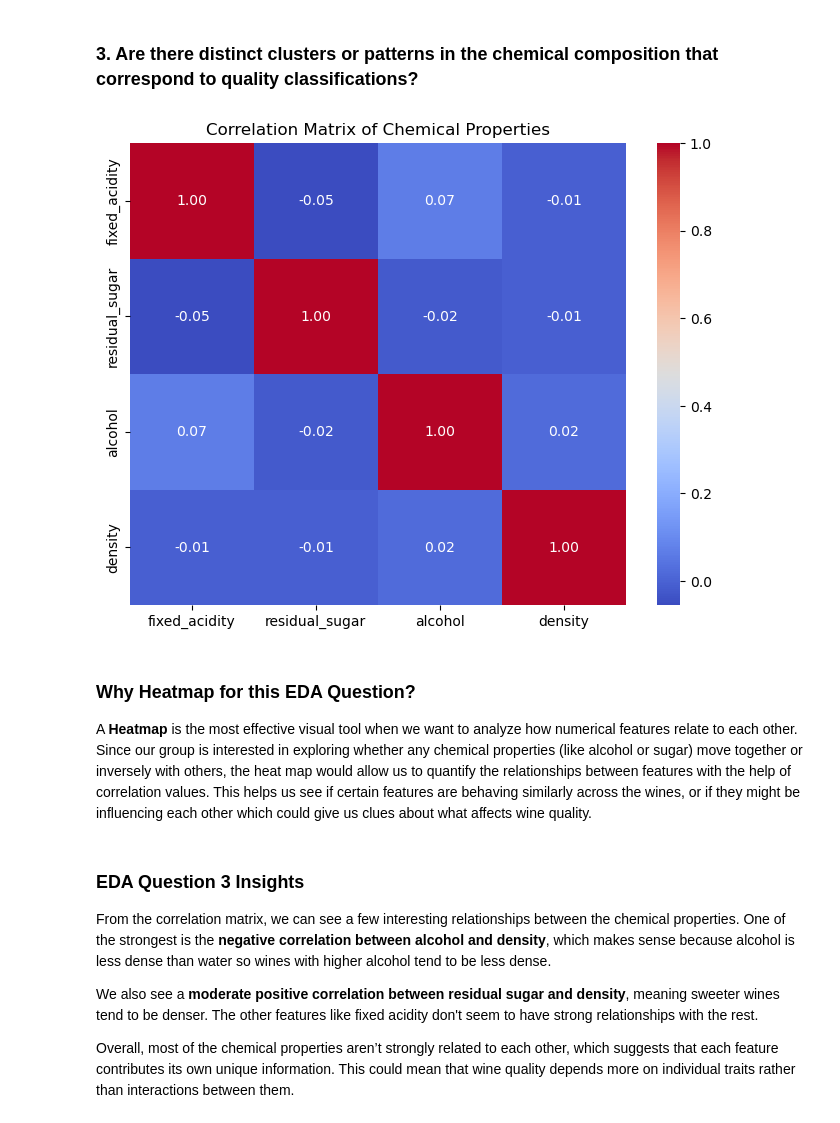
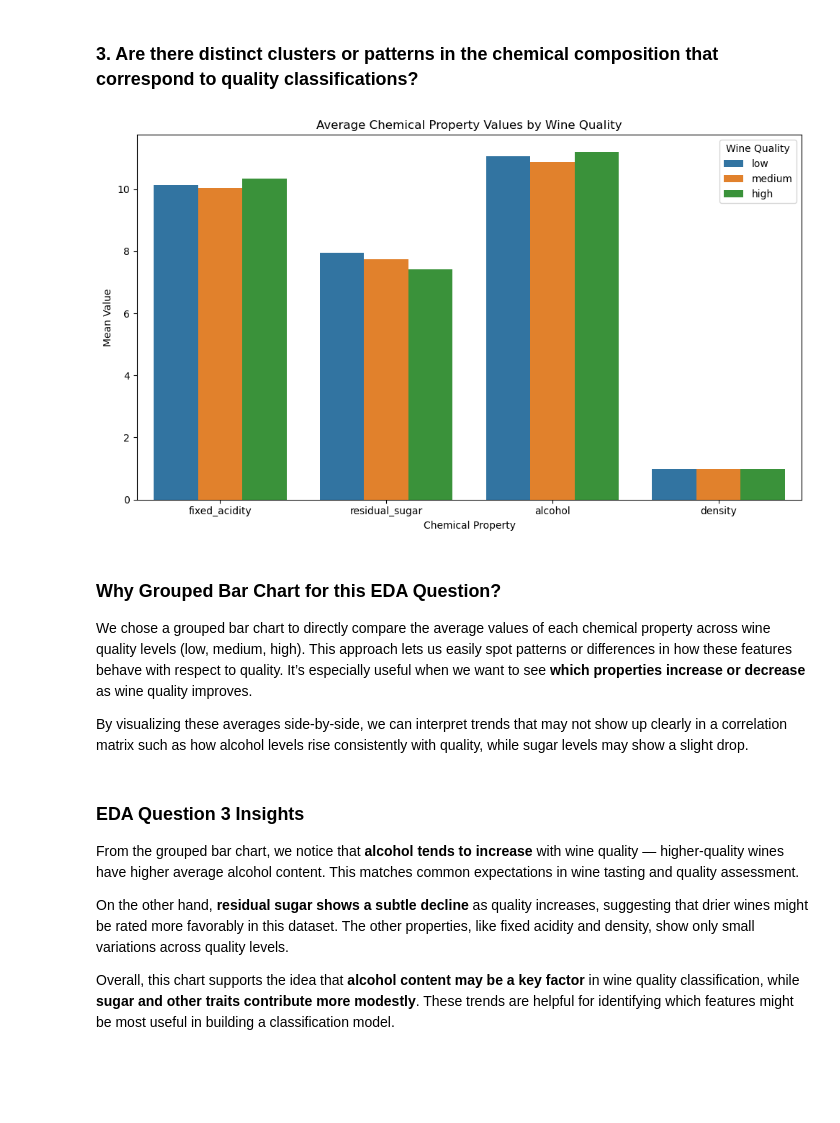
Before and after one commit to XENNNOOOO/CSMODEL_MP_Phase1, a Jupyter notebook: wine_quality_class_nb.ipynb, the cells around one changed output. Cells and saved outputs as stored; diff of their text form; code cells hidden in the pictures; blank space fills up the shorter version.

Commit message:
Grouped bar chart for eda 3

```diff
--- a/wine_quality_class_nb.ipynb
+++ b/wine_quality_class_nb.ipynb
@@ -251,23 +251,32 @@ The correlation analysis reveals several important patterns in how wine chemical
 # %% [markdown]
 ### 3. Are there distinct clusters or patterns in the chemical composition that correspond to quality classifications?
 # %%
-corr_matrix = df[['fixed_acidity', 'residual_sugar', 'alcohol', 'density']].corr()
+mean_props = df.groupby('quality_label')[['fixed_acidity', 'residual_sugar', 'alcohol', 'density']].mean().reset_index()
 
-plt.figure(figsize=(8, 6))
-sns.heatmap(corr_matrix, annot=True, cmap='coolwarm', fmt=".2f")
-plt.title("Correlation Matrix of Chemical Properties")
+df_melted = mean_props.melt(id_vars='quality_label', var_name='Chemical Property', value_name='Mean Value')
+
+# Create grouped bar chart
+plt.figure(figsize=(10, 6))
+sns.barplot(data=df_melted, x='Chemical Property', y='Mean Value', hue='quality_label')
+plt.title('Average Chemical Property Values by Wine Quality')
+plt.xlabel('Chemical Property')
+plt.ylabel('Mean Value')
+plt.legend(title='Wine Quality')
+plt.tight_layout()
 plt.show()
 # %% [output]
-[figure, old version]
+[figure, new version]
 # %% [markdown]
-### Why Heatmap for this EDA Question?
+### Why Grouped Bar Chart for this EDA Question?
 
-A **Heatmap** is the most effective visual tool when we want to analyze how numerical features relate to each other. Since our group is interested in exploring whether any chemical properties (like alcohol or sugar) move together or inversely with others, the heat map would allow us to quantify the relationships between features with the help of correlation values. This helps us see if certain features are behaving similarly across the wines, or if they might be influencing each other which could give us clues about what affects wine quality.
+We chose a grouped bar chart to directly compare the average values of each chemical property across wine quality levels (low, medium, high). This approach lets us easily spot patterns or differences in how these features behave with respect to quality. It’s especially useful when we want to see **which properties increase or decrease** as wine quality improves.
+
+By visualizing these averages side-by-side, we can interpret trends that may not show up clearly in a correlation matrix such as how alcohol levels rise consistently with quality, while sugar levels may show a slight drop.
 # %% [markdown]
 ### EDA Question 3 Insights
 
-From the correlation matrix, we can see a few interesting relationships between the chemical properties. One of the strongest is the **negative correlation between alcohol and density**, which makes sense because alcohol is less dense than water so wines with higher alcohol tend to be less dense.
+From the grouped bar chart, we notice that **alcohol tends to increase** with wine quality — higher-quality wines have higher average alcohol content. This matches common expectations in wine tasting and quality assessment.
 
-We also see a **moderate positive correlation between residual sugar and density**, meaning sweeter wines tend to be denser. The other features like fixed acidity don't seem to have strong relationships with the rest.
+On the other hand, **residual sugar shows a subtle decline** as quality increases, suggesting that drier wines might be rated more favorably in this dataset. The other properties, like fixed acidity and density, show only small variations across quality levels.
 
-Overall, most of the chemical properties aren’t strongly related to each other, which suggests that each feature contributes its own unique information. This could mean that wine quality depends more on individual traits rather than interactions between them.
+Overall, this chart supports the idea that **alcohol content may be a key factor** in wine quality classification, while **sugar and other traits contribute more modestly**. These trends are helpful for identifying which features might be most useful in building a classification model.
```
